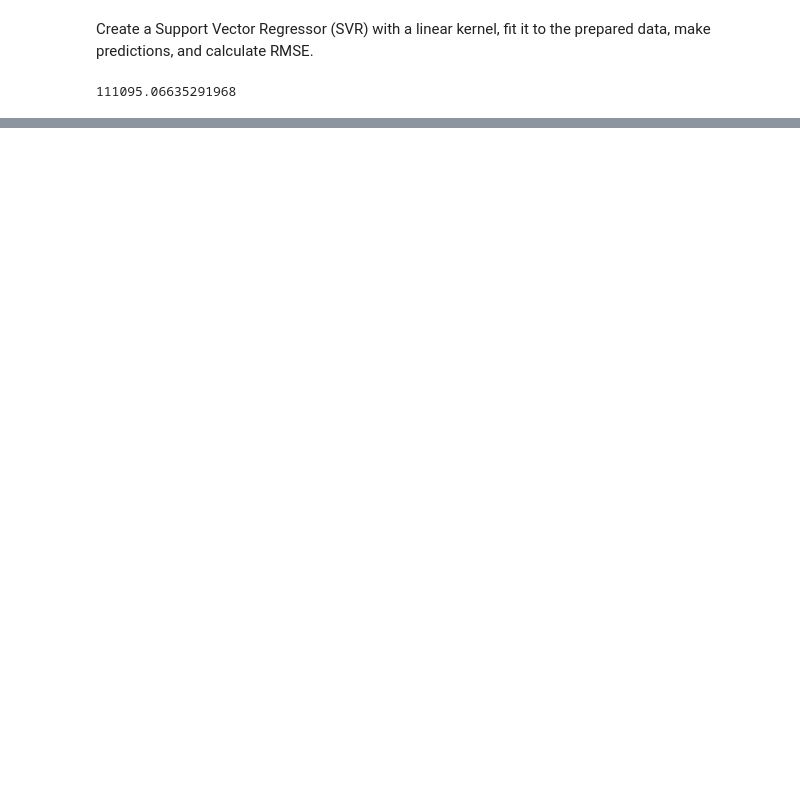
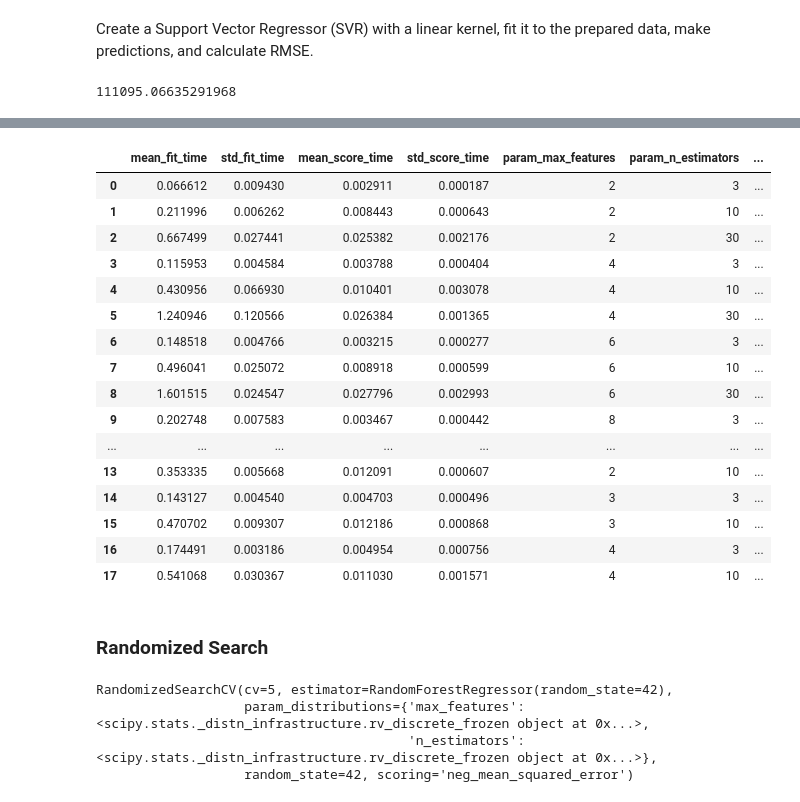
Before and after one commit to Ivan-Grigorev/Hands_On_ML, a Jupyter notebook: chapter_02.ipynb, the cells around one changed output, grey strips where cells are left out. Drawn from its saved outputs; the diff is of its cells as text; code cells hidden in the pictures; blank space fills up the shorter version.

```diff
--- a/chapter_02.ipynb
+++ b/chapter_02.ipynb
@@ -847,0 +854,25 @@ svm_rmse
+# %%
+from sklearn.model_selection import GridSearchCV
+
+
+param_grid = [
+    {
+        'n_estimators': [3, 10, 30],  # try 12 (3 × 4) combinations of hyperparameters
+        'max_features': [2, 4, 6, 8]
+    },
+    {
+        'bootstrap': [False],  # then try 6 (2 × 3) combinations with bootstrap set as False
+        'n_estimators': [3, 10],
+        'max_features': [2, 3, 4]
+    },
+]
+
+forest_reg = RandomForestRegressor()
+# train across 5 folds, that's a total of (12 + 6) * 5 = 90 rounds of training
+grid_search = GridSearchCV(
+    forest_reg,
+    param_grid,
+    scoring='neg_mean_squared_error',
+    cv=5
+)
+grid_search.fit(housing_prepared, housing_labels)
@@ -847,0 +920,47 @@ svm_rmse
+# %%
+pd.DataFrame(grid_search.cv_results_)
+# %% [output]
+|  | mean_fit_time | std_fit_time | mean_score_time | std_score_time | param_max_features | param_n_estimators | ... |
+| 0 | 0.066612 | 0.009430 | 0.002911 | 0.000187 | 2 | 3 | ... |
+| 1 | 0.211996 | 0.006262 | 0.008443 | 0.000643 | 2 | 10 | ... |
+| 2 | 0.667499 | 0.027441 | 0.025382 | 0.002176 | 2 | 30 | ... |
+| 3 | 0.115953 | 0.004584 | 0.003788 | 0.000404 | 4 | 3 | ... |
+| 4 | 0.430956 | 0.066930 | 0.010401 | 0.003078 | 4 | 10 | ... |
+| 5 | 1.240946 | 0.120566 | 0.026384 | 0.001365 | 4 | 30 | ... |
+| 6 | 0.148518 | 0.004766 | 0.003215 | 0.000277 | 6 | 3 | ... |
+| 7 | 0.496041 | 0.025072 | 0.008918 | 0.000599 | 6 | 10 | ... |
+| 8 | 1.601515 | 0.024547 | 0.027796 | 0.002993 | 6 | 30 | ... |
+| 9 | 0.202748 | 0.007583 | 0.003467 | 0.000442 | 8 | 3 | ... |
+| ... | ... | ... | ... | ... | ... | ... | ... |
+| 13 | 0.353335 | 0.005668 | 0.012091 | 0.000607 | 2 | 10 | ... |
+| 14 | 0.143127 | 0.004540 | 0.004703 | 0.000496 | 3 | 3 | ... |
+| 15 | 0.470702 | 0.009307 | 0.012186 | 0.000868 | 3 | 10 | ... |
+| 16 | 0.174491 | 0.003186 | 0.004954 | 0.000756 | 4 | 3 | ... |
+| 17 | 0.541068 | 0.030367 | 0.011030 | 0.001571 | 4 | 10 | ... |
+# %% [markdown]
+<h3>Randomized Search</h3>
+# %%
+from sklearn.model_selection import RandomizedSearchCV
+from scipy.stats import randint
+
+
+param_distribs = {
+    'n_estimators': randint(low=1, high=200),
+    'max_features': randint(low=1, high=8)
+}
+
+forest_reg = RandomForestRegressor(random_state=42)
+rnd_search = RandomizedSearchCV(
+    forest_reg,
+    param_distributions=param_distribs,
+    scoring='neg_mean_squared_error',
+    n_iter=10,
+    random_state=42,
+    cv=5
+)
+rnd_search.fit(housing_prepared, housing_labels)
+# %% [output]
+RandomizedSearchCV(cv=5, estimator=RandomForestRegressor(random_state=42),
+                   param_distributions={'max_features': <scipy.stats._distn_infrastructure.rv_discrete_frozen object at 0x...>,
+                                        'n_estimators': <scipy.stats._distn_infrastructure.rv_discrete_frozen object at 0x...>},
+                   random_state=42, scoring='neg_mean_squared_error')
```
Also changed, not shown: parts of 24 cells of this notebook.
